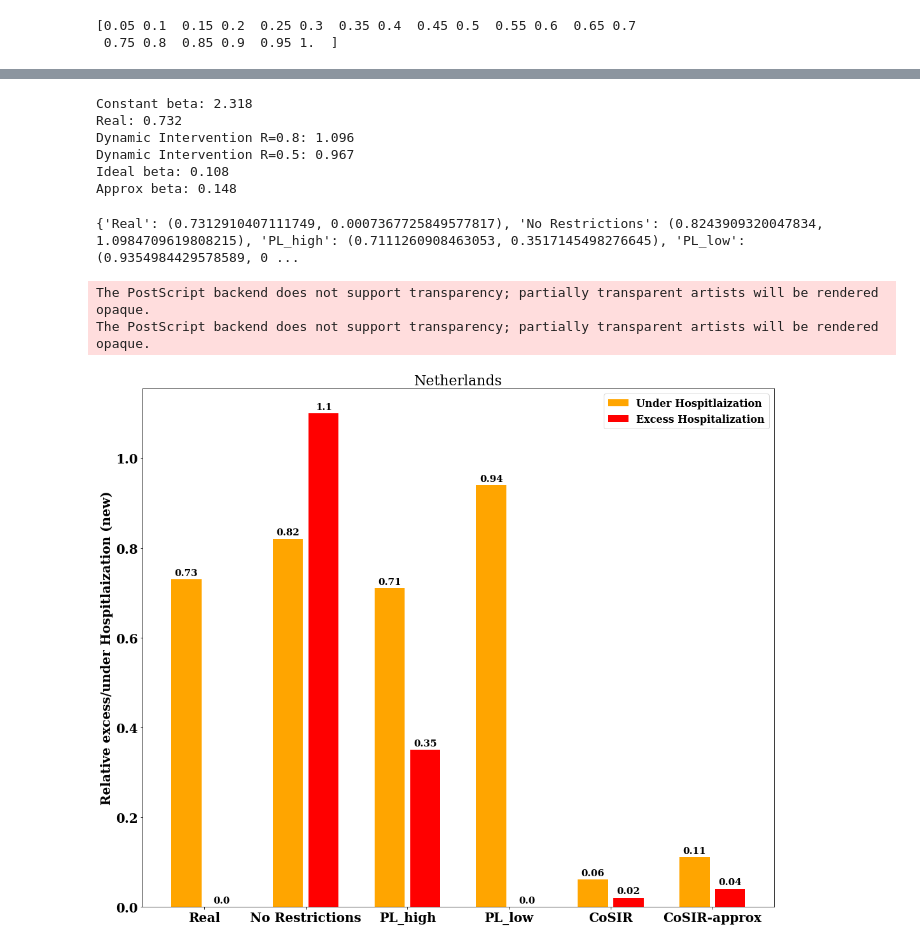
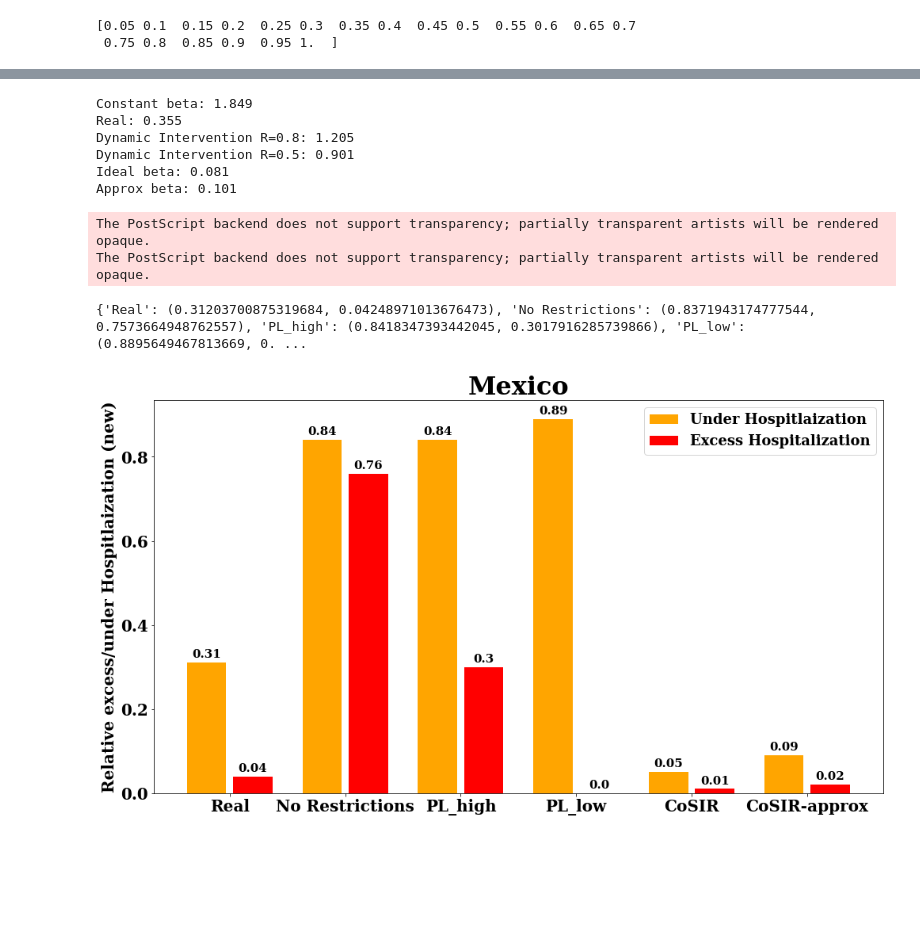
Before and after one commit to dsindiavscovid/CoSIR, a Jupyter notebook: baselines.ipynb, the cells around one changed output, grey strips where cells are left out. Drawn from its saved outputs; the diff is of its cells as text; code cells hidden in the pictures; blank space fills up the shorter version.

Commit message:
updated graphs

```diff
--- a/baselines.ipynb
+++ b/baselines.ipynb
@@ -29,7 +29,7 @@ def moving_average(x, window):
     x1 = [np.mean(x[max(0, i-w):min(l, i+w+1)]) for i in range(l)]
     return np.array(x1)
 # %%
-meta = getMetaData("Netherlands")
+meta = getMetaData("Mexico")
 
 
 if(meta['region_type'] == 'country'):
@@ -106,7 +106,7 @@ underreporting_factor = meta['underreporting_factor']
 reporting_percentage = 1/underreporting_factor
 h = meta['h']
 
-d = 20 #H bucket duratioon
+d = 20 #T_hosp
 gamma = 1/5.
 
 
@@ -129,6 +129,6 @@ init = (S0, I0, R0)
 delta_t = 0.001
 tsteps = 350
 t = np.linspace(0, tsteps-1, tsteps)
-eta = 1
+eta = 5
 print("r:{}, e:{}, beta0:{}, Istar:{}, S0:{}, I0:{}, R0:{}".format(r, e, beta0,  Istar, S0, I0, R0))
 # %% [output]
@@ -365,12 +366,12 @@ print("Approx beta: {:.3f}".format(getControlMetrics(I_approx[:l]*gamma, Istar*g
 # print("Dynamic Intervention beta R=0.8: {}".format(getControlMetrics(I_dI_h*gamma, Istar*gamma)))
 # print("Dynamic Intervention beta R=0.5: {}".format(getControlMetrics(I_dI_l*gamma, Istar*gamma)))
 # %% [output]
-Constant beta: 2.318
-Real: 0.732
-Dynamic Intervention R=0.8: 1.096
-Dynamic Intervention R=0.5: 0.967
-Ideal beta: 0.108
-Approx beta: 0.148
+Constant beta: 1.849
+Real: 0.355
+Dynamic Intervention R=0.8: 1.205
+Dynamic Intervention R=0.5: 0.901
+Ideal beta: 0.081
+Approx beta: 0.101
 # %%
 def getIBelowAboveIstar(I, Istar):
     below = 0
@@ -433,7 +434,6 @@ def getIBelowAboveIstar(I, Istar):
 # plt.savefig('./graphs/{}_IcontrolMetrics.png'.format(meta['region']))
 # # plt.show()
 # %%
-
 belowAbove = {}
 belowAbove['Real'] = getIBelowAboveIstar(deltaI_real_c*h, deltaHstar)
 belowAbove['No Restrictions'] = getIBelowAboveIstar(I_cons*gamma*h, deltaHstar)
@@ -449,44 +449,44 @@ aboves = [round(belowAbove[n][1], 2) for n in names]
 
 labels = ['Real', 'No Restrictions', 'PL_high', 'PL_low', 'CoSIR', 'CoSIR-approx']
 
 
 x = np.arange(len(labels))  # the label locations
-width = 0.35  # the width of the bars
+width = 0.2  # the width of the bars
 
-fig, ax = plt.subplots(figsize=(15,12))
-rects1 = ax.bar(x - width/2, belows, width*0.85, label=r'Under Hospitlaization', color = 'orange')
-rects2 = ax.bar(x + width/2, aboves, width*0.85, label=r'Excess Hospitalization', color = 'red')
+fig, ax = plt.subplots(figsize=(14,8))
+rects1 = ax.bar(x/2 - width/2, belows, width*0.85, label=r'Under Hospitlaization', color = 'orange')
+rects2 = ax.bar(x/2 + width/2, aboves, width*0.85, label=r'Excess Hospitalization', color = 'red')
 
 # Add some text for labels, title and custom x-axis tick labels, etc.
 ax.set_ylabel('Relative excess/under Hospitlaization (new)',  fontweight = 'bold')
 # ax.set_xlabel('Control Method',  fontweight = 'bold')
-ax.set_xticks(x)
+ax.set_xticks(x/2)
 ax.set_xticklabels(labels)
-ax.legend()
+ax.legend(fontsize = 18)
 
 
 def autolabel(rects):
     """Attach a text label above each bar in *rects*, displaying its height."""
     for rect in rects:
         height = rect.get_height()
         ax.annotate('{}'.format(height),
                     xy=(rect.get_x() + rect.get_width() / 2, height),
                     xytext=(0, 3),  # 3 points vertical offset
                     textcoords="offset points",
                     ha='center', va='bottom', fontsize=15)
 
 
 autolabel(rects1)
 autolabel(rects2)
 
 fig.tight_layout()
-plt.title(meta['region'], fontsize = 22)
+plt.title(meta['region'], fontsize = 32, fontweight = 'bold')
 plt.savefig('./graphs/{}_deltaHcontrolMetrics.eps'.format(meta['region']), format = 'eps')
 # %% [output]
-{'Real': (0.7312910407111749, 0.0007367725849577817), 'No Restrictions': (0.8243909320047834, 1.0984709619808215), 'PL_high': (0.7111260908463053, 0.3517145498276645), 'PL_low': (0.9354984429578589, 0 ...
+The PostScript backend does not support transparency; partially transparent artists will be rendered opaque.
+The PostScript backend does not support transparency; partially transparent artists will be rendered opaque.
-The PostScript backend does not support transparency; partially transparent artists will be rendered opaque.
-The PostScript backend does not support transparency; partially transparent artists will be rendered opaque.
+{'Real': (0.31203700875319684, 0.04248971013676473), 'No Restrictions': (0.8371943174777544, 0.7573664948762557), 'PL_high': (0.8418347393442045, 0.3017916285739866), 'PL_low': (0.8895649467813669, 0. ...
-[figure, old version]
+[figure, new version]
 # %%
 # def getIBelowAboveIstar(I, Istar, buffer=0.1):
 #     below = 0
```
Also changed, not shown: parts of 7 cells of this notebook, 20 other files.
